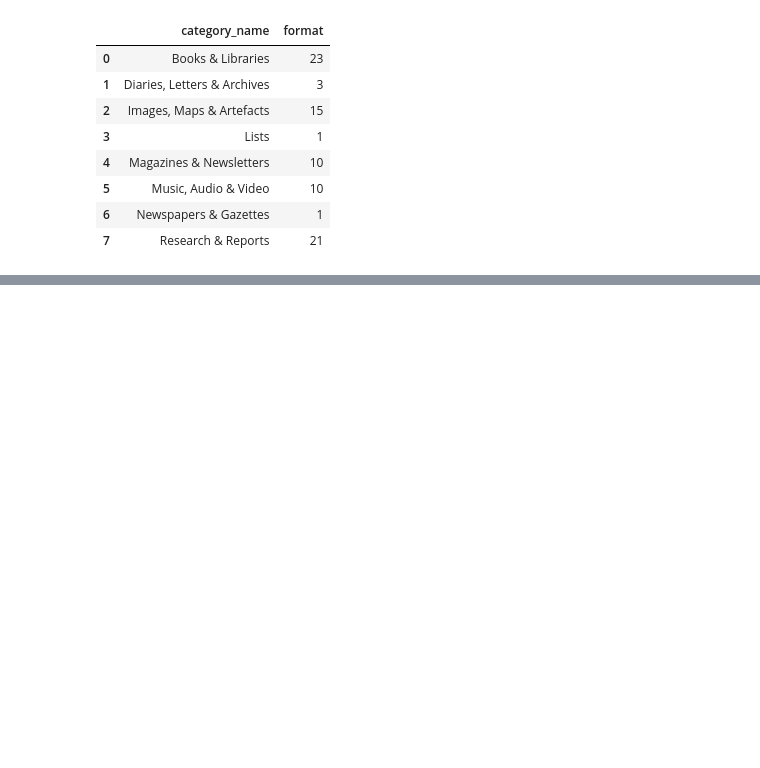
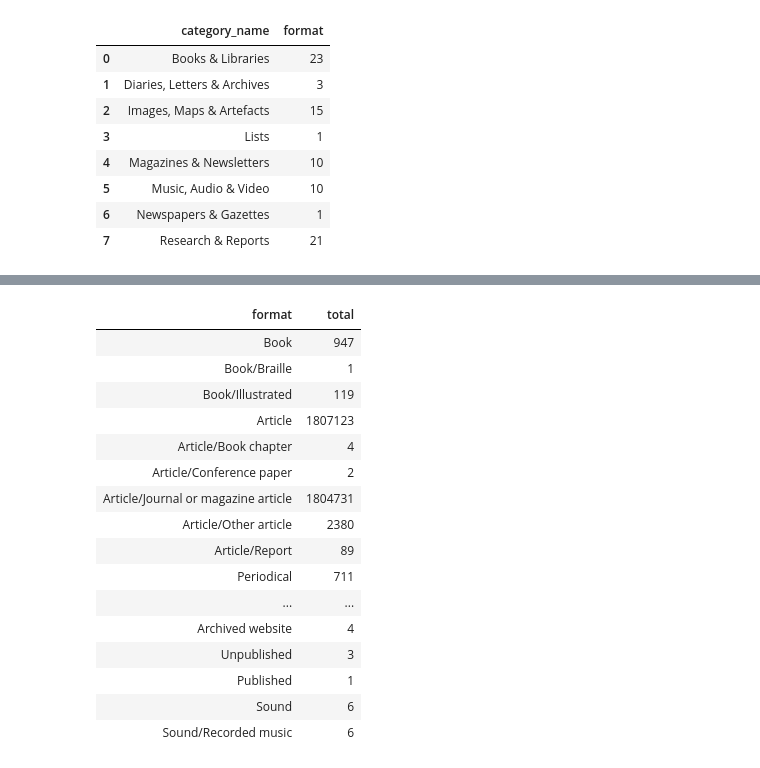
Before and after one commit to wragge/trove-data-guide, a Jupyter notebook: what-is-trove/categories-and-zones.ipynb, the cells around one changed output, grey strips where cells are left out. Cells and saved outputs as stored; diff of their text form; code cells hidden in the pictures; blank space fills up the shorter version.

```diff
--- a/what-is-trove/categories-and-zones.ipynb
+++ b/what-is-trove/categories-and-zones.ipynb
@@ -334,0 +300,41 @@ df_all_formats.loc[df_all_formats["total"] > 0].groupby("category_name")["format
+# %%
+import pandas as pd
+import requests
+
+df_harvested_formats = pd.read_csv(
+    "https://raw.githubusercontent.com/wragge/trove-zone-totals/main/data/trove-category-formats.csv"
+)
+formats = list(df_harvested_formats["format"].unique())
+
+headers = {"X-API-KEY": YOUR_API_KEY}
+
+params = {
+    "category": "all",
+    "encoding": "json",
+    "n": 1,  # If you set n=0 here you get a 500 error
+    "key": YOUR_API_KEY,
+}
+
+format_counts = []
+
+for format in formats:
+    params["l-format"] = format
+    response = requests.get(
+        "https://api.trove.nla.gov.au/v3/result", params=params, headers=headers
+    )
+    data = response.json()
+    for cat in data["category"]:
+        format_counts.append(
+            {
+                "category_name": cat["name"],
+                "category_code": cat["code"],
+                "format": format,
+                "total": cat["records"]["total"],
+            }
+        )
+
+df_all_formats = pd.DataFrame(format_counts)
+
+df_all_formats.loc[df_all_formats["total"] > 0].groupby("category_name")[
+    "format"
+].nunique().to_frame().reset_index()
@@ -334,0 +355,22 @@ df_all_formats.loc[df_all_formats["total"] > 0].groupby("category_name")["format
+# %%
+df_all_formats.loc[
+    (df_all_formats["total"] > 0) & (df_all_formats["category_code"] == "magazine")
+][["format", "total"]].style.hide()
+# %% [output]
+| format | total |
+| Book | 947 |
+| Book/Braille | 1 |
+| Book/Illustrated | 119 |
+| Article | 1807123 |
+| Article/Book chapter | 4 |
+| Article/Conference paper | 2 |
+| Article/Journal or magazine article | 1804731 |
+| Article/Other article | 2380 |
+| Article/Report | 89 |
+| Periodical | 711 |
+| ... | ... |
+| Archived website | 4 |
+| Unpublished | 3 |
+| Published | 1 |
+| Sound | 6 |
+| Sound/Recorded music | 6 |
```
Also changed, not shown: parts of 23 cells of this notebook, 5 other files.
